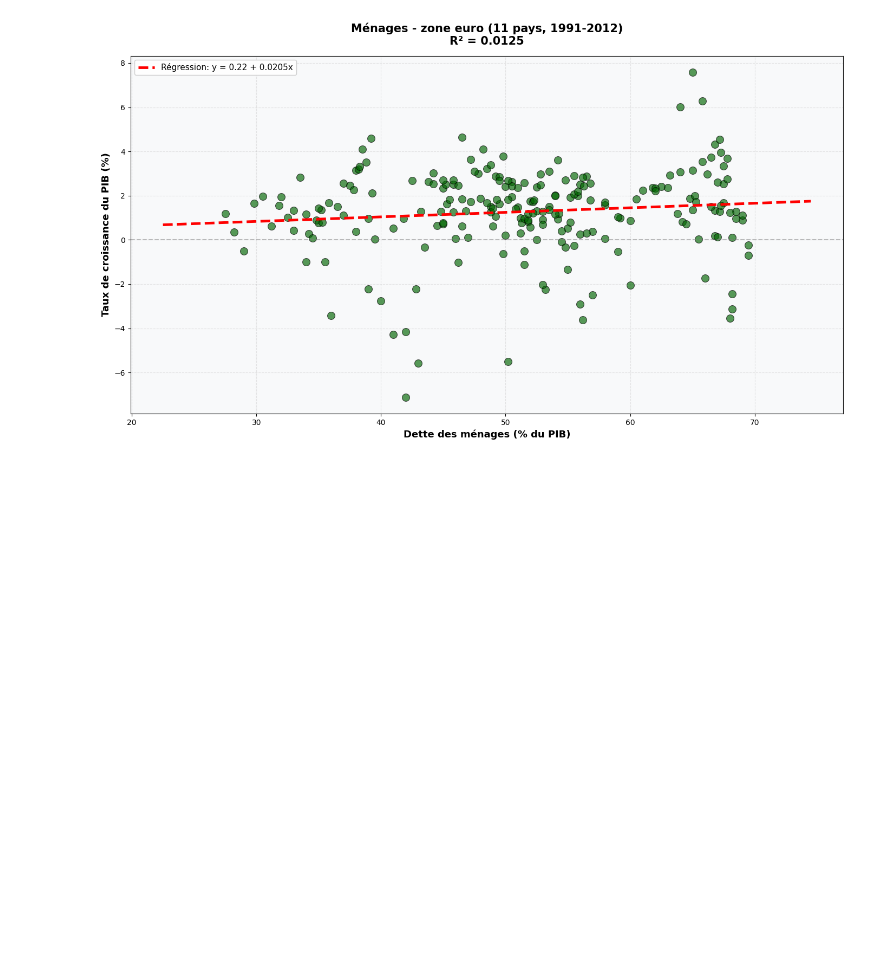
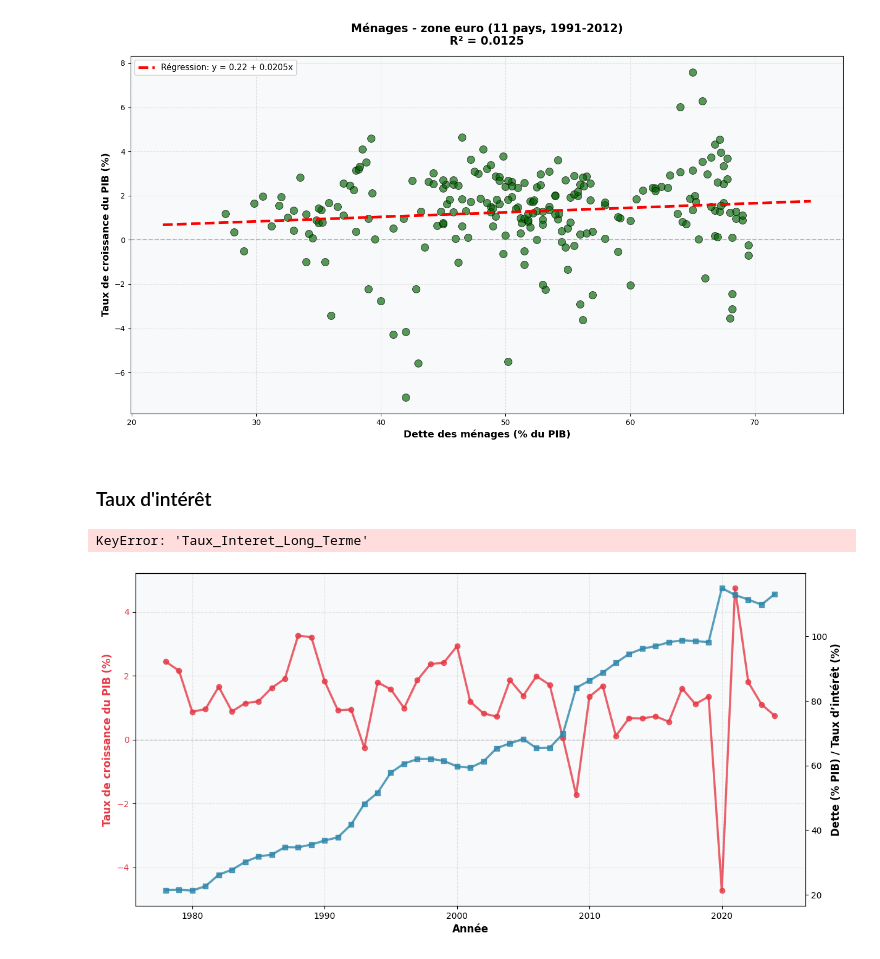
Before and after one commit to yanislarre/statapp, a Jupyter notebook: main.ipynb, the cells around one changed output. Cells and saved outputs as stored; diff of their text form; code cells hidden in the pictures; blank space fills up the shorter version.

```diff
--- a/main.ipynb
+++ b/main.ipynb
@@ -498,3 +498,10 @@ Régression - Dette gouvernementale vs Croissance PIB
   Pente (coefficient) : -0.0139
 [figure]
 [figure]
+# %% [markdown]
+### Taux d'intérêt
+# %%
+data_vis.pib_dette_gouv_interet_france(df_france_analyse)
+# %% [output]
+KeyError: 'Taux_Interet_Long_Terme'
+[figure, added]
```
Also changed, not shown: 1 other file.
